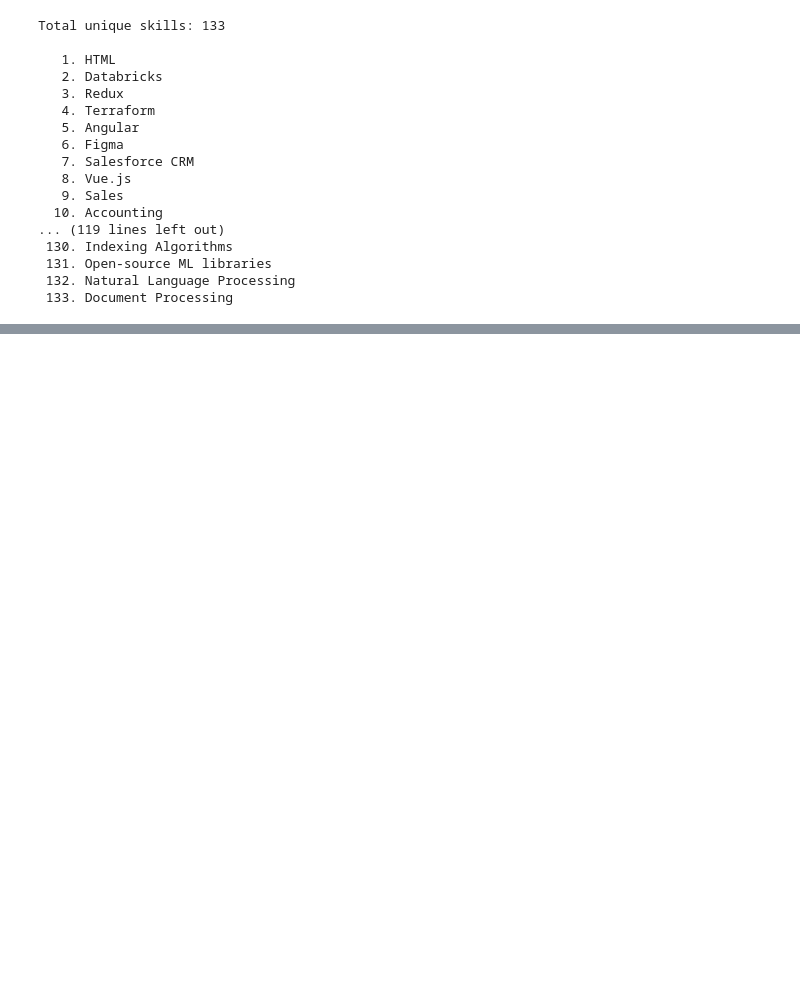
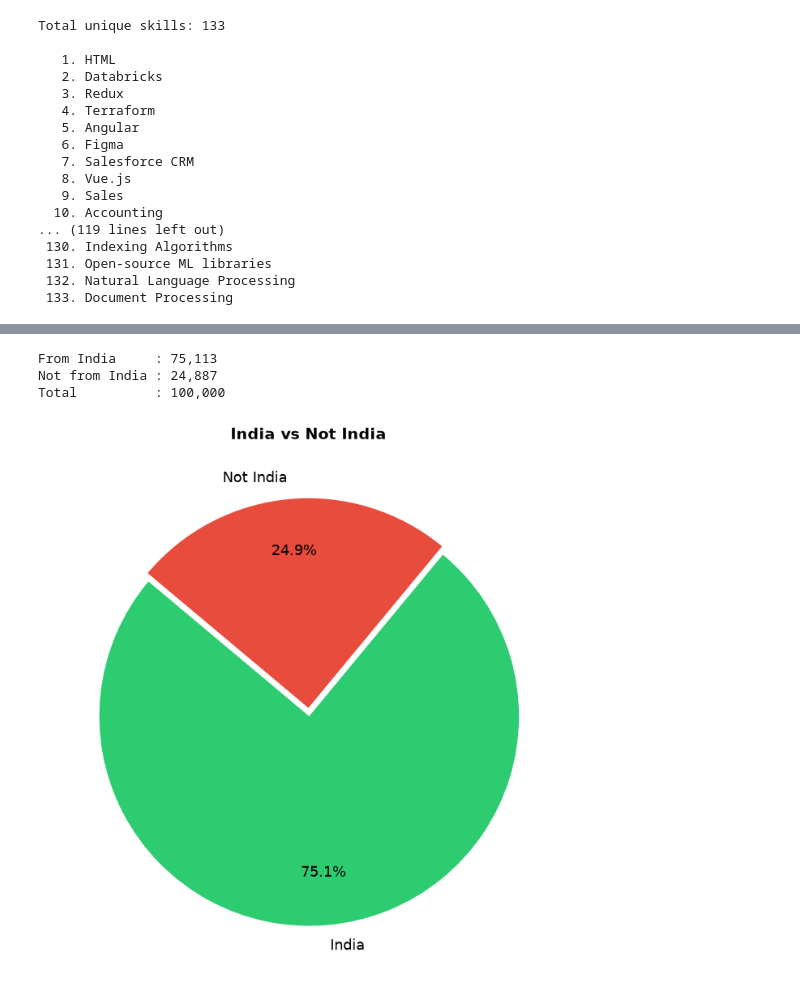
Before and after one commit to Tanav-Kolar/Resume-Ranker, a Jupyter notebook: eda.ipynb, the cells around one changed output, grey strips where cells are left out. Cells and saved outputs as stored; diff of their text form; code cells hidden in the pictures; blank space fills up the shorter version.

```diff
--- a/eda.ipynb
+++ b/eda.ipynb
@@ -138,0 +437,30 @@ Total unique skills: 133
+# %%
+import matplotlib.pyplot as plt
+
+india_mask   = df_locations['country'].str.strip().str.lower() == 'india'
+df_india     = df_locations[india_mask].reset_index(drop=True)
+df_not_india = df_locations[~india_mask].reset_index(drop=True)
+
+print(f"From India     : {len(df_india):,}")
+print(f"Not from India : {len(df_not_india):,}")
+print(f"Total          : {len(df_locations):,}")
+
+fig, ax = plt.subplots(figsize=(7, 7))
+ax.pie(
+    [len(df_india), len(df_not_india)],
+    labels=['India', 'Not India'],
+    colors=['#2ecc71', '#e74c3c'],
+    explode=(0.04, 0),
+    autopct='%1.1f%%',
+    startangle=140,
+    textprops={'fontsize': 13},
+    pctdistance=0.75,
+)
+ax.set_title('India vs Not India', fontsize=14, fontweight='bold')
+plt.tight_layout()
+plt.show()
+# %% [output]
+From India     : 75,113
+Not from India : 24,887
+Total          : 100,000
+[figure, added]
```
Also changed, not shown: parts of 17 cells of this notebook, 1 other file.
